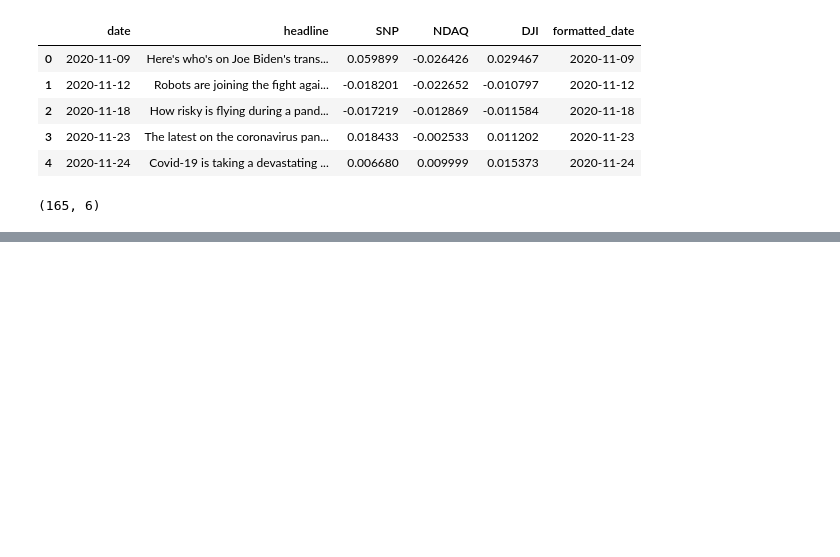
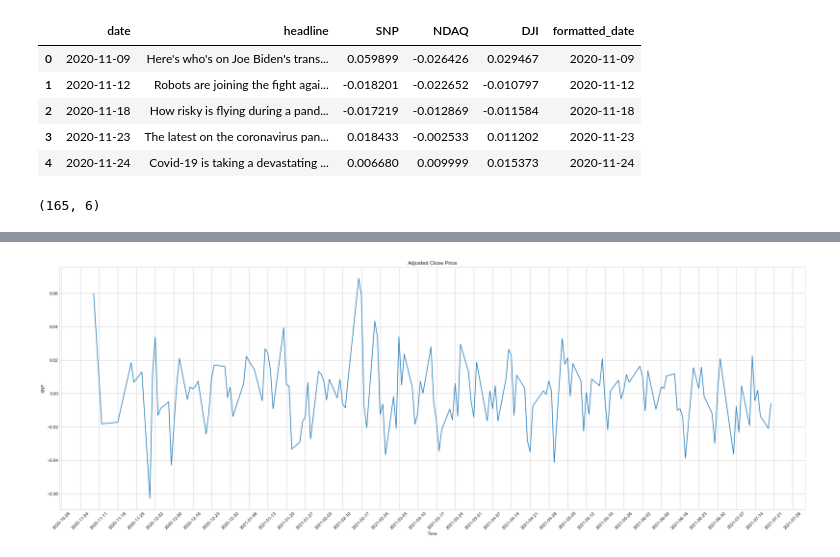
Before and after one commit to hanying528/covid-news-stock, a Jupyter notebook: sentiment_analysis.ipynb, the cells around one changed output, grey strips where cells are left out. Drawn from its saved outputs; the diff is of its cells as text; code cells hidden in the pictures; blank space fills up the shorter version.

Commit message:
add codes on graphs and  data merge

```diff
--- a/sentiment_analysis.ipynb
+++ b/sentiment_analysis.ipynb
@@ -134,0 +137,2 @@ df_all.to_csv('merged_news_stock_price.csv', index=False)
+# %%
+mergeData = pd.read_csv("../merged_news_stock_price.csv")
@@ -134,0 +153,10 @@ df_all.to_csv('merged_news_stock_price.csv', index=False)
+# %%
+%matplotlib inline
+import matplotlib.pyplot as plt
+import seaborn as sns
+import numpy as np
+import matplotlib.dates as mdates
+import matplotlib.cbook as cbook
+plt.style.use('seaborn-whitegrid')
+# %%
+mergeData['Date']= pd.to_datetime(mergeData['date'])
@@ -134,0 +187,17 @@ df_all.to_csv('merged_news_stock_price.csv', index=False)
+# %%
+# Plot the trend of SNP
+#x = mergeData['formatted_date']
+#y = ['Adj Close', 'Volume']
+
+plt.figure(figsize=(30, 10))
+plt.xticks(rotation = 90)
+ax=sns.lineplot(x='Date', y="SNP",data=mergeData)
+ax.set(xlabel='Time', ylabel='SNP', title='Adjusted Close Price')
+ax.xaxis.set_major_locator(mdates.DayLocator(interval=7))   #to get a tick every 15 minutes
+#plt.legend(plot, ['SNP'])
+plt.xticks(rotation = 45)
+#plt.title('Adjusted Close Price')
+plt.show()
+#plt.plot(x, mergeData['SNP'])
+# %% [output]
+[figure, added]
```
Also changed, not shown: parts of 12 cells of this notebook.
